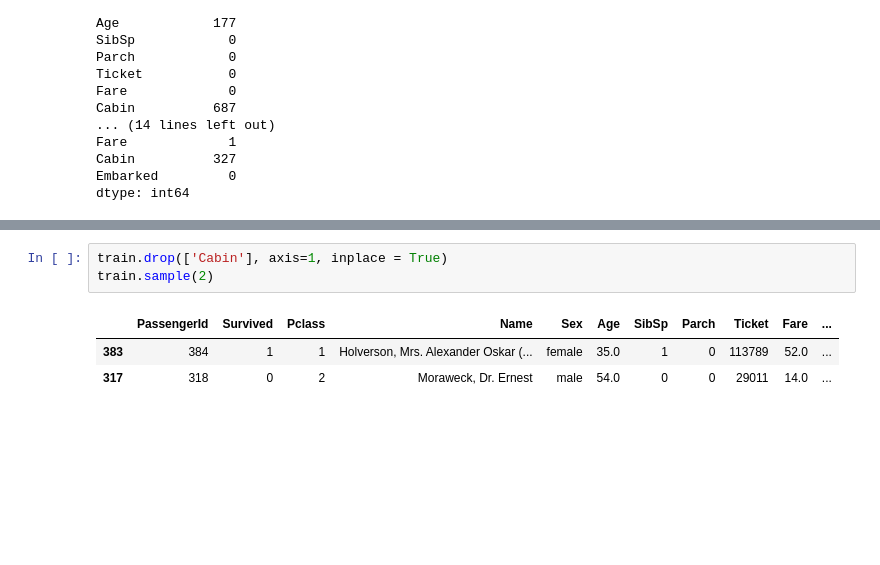
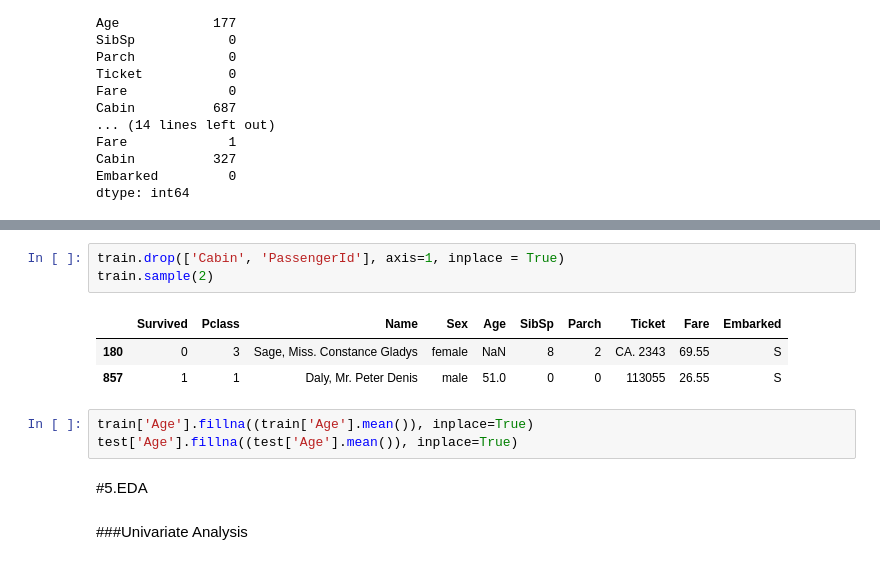
Before and after one commit to WinnieAnyoso/KNN_NaiveBayes, a Jupyter notebook: W9_KNN.ipynb, the cells around one changed output, grey strips where cells are left out. Drawn from its saved outputs; the diff is of its cells as text; blank space fills up the shorter version.

```diff
--- a/W9_KNN.ipynb
+++ b/W9_KNN.ipynb
@@ -158,7 +158,14 @@ test.sample(2)
 # %%
-train.drop(['Cabin'], axis=1, inplace = True)
+train.drop(['Cabin', 'PassengerId'], axis=1, inplace = True)
 train.sample(2)
 # %% [output]
-|  | PassengerId | Survived | Pclass | Name | Sex | Age | SibSp | Parch | Ticket | Fare | ... |
-| 383 | 384 | 1 | 1 | Holverson, Mrs. Alexander Oskar (... | female | 35.0 | 1 | 0 | 113789 | 52.0 | ... |
-| 317 | 318 | 0 | 2 | Moraweck, Dr. Ernest | male | 54.0 | 0 | 0 | 29011 | 14.0 | ... |
+|  | Survived | Pclass | Name | Sex | Age | SibSp | Parch | Ticket | Fare | Embarked |
+| 180 | 0 | 3 | Sage, Miss. Constance Gladys | female | NaN | 8 | 2 | CA. 2343 | 69.55 | S |
+| 857 | 1 | 1 | Daly, Mr. Peter Denis | male | 51.0 | 0 | 0 | 113055 | 26.55 | S |
+# %%
+train['Age'].fillna((train['Age'].mean()), inplace=True)
+test['Age'].fillna((test['Age'].mean()), inplace=True)
+# %% [markdown]
+#5.EDA
+# %% [markdown]
+###Univariate Analysis
```
Also changed, not shown: parts of 14 cells of this notebook.
